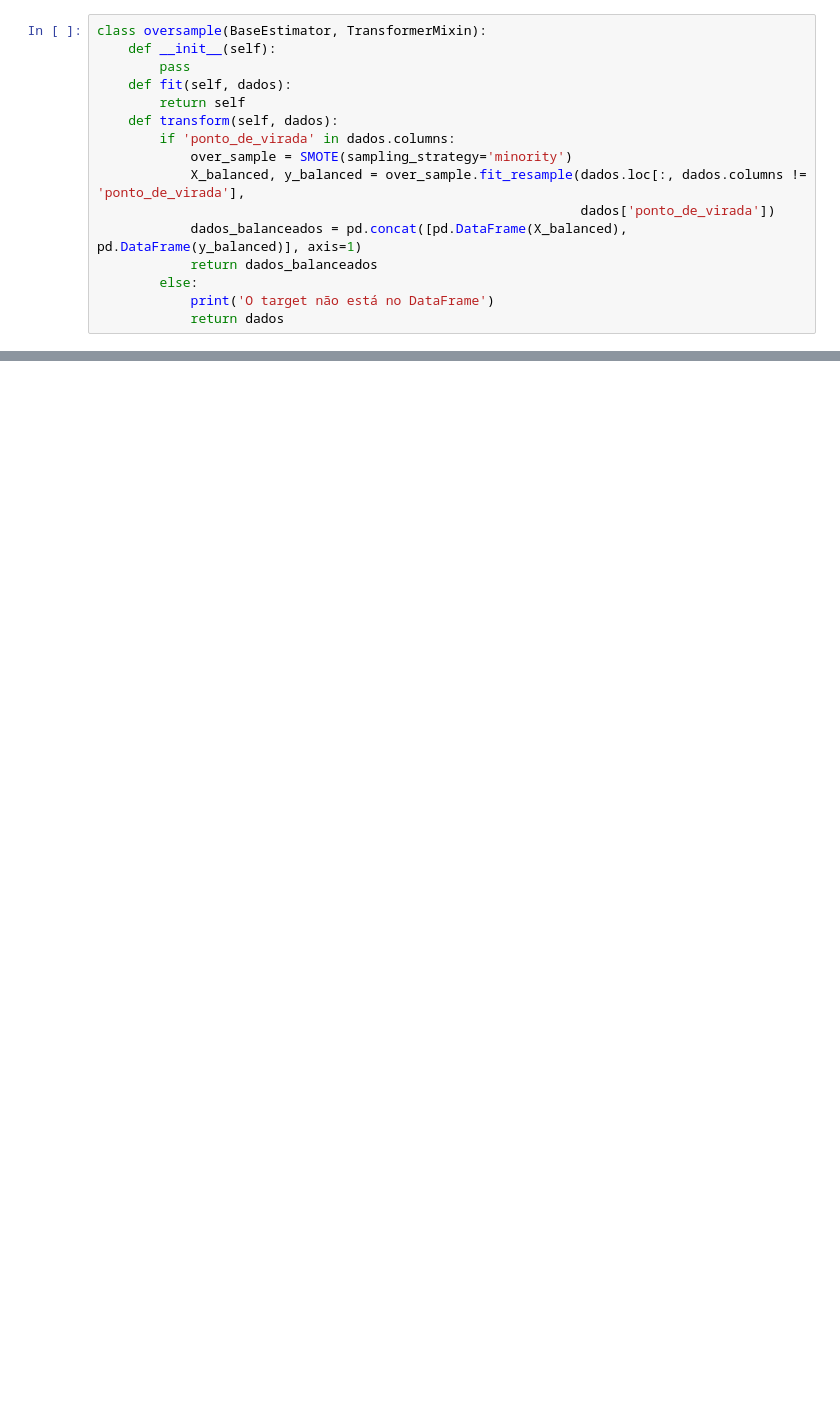
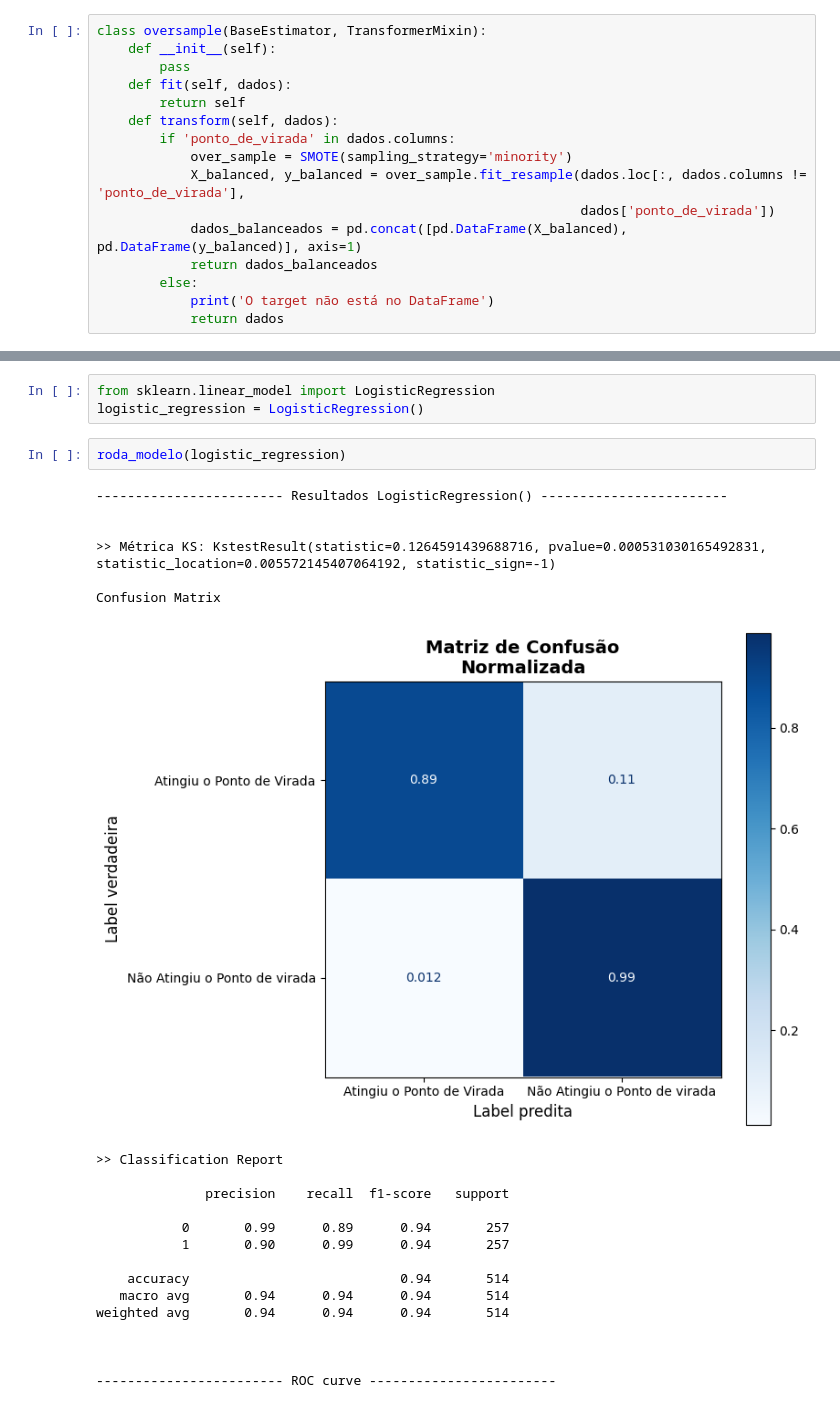
Before and after one commit to giulianafernandes/datathon_fiap, a Jupyter notebook: datathon.ipynb, the cells around one changed output, grey strips where cells are left out. Drawn from its saved outputs; the diff is of its cells as text; blank space fills up the shorter version.

```diff
--- a/datathon.ipynb
+++ b/datathon.ipynb
@@ -707,0 +777,27 @@ Name: proportion, dtype: float64
+# %%
+from sklearn.linear_model import LogisticRegression
+logistic_regression = LogisticRegression()
+# %%
+roda_modelo(logistic_regression)
+# %% [output]
+------------------------ Resultados LogisticRegression() ------------------------
+
+
+>> Métrica KS: KstestResult(statistic=0.1264591439688716, pvalue=0.000531030165492831, statistic_location=0.005572145407064192, statistic_sign=-1)
+
+Confusion Matrix
+[figure, added]
+>> Classification Report
+
+              precision    recall  f1-score   support
+
+           0       0.99      0.89      0.94       257
+           1       0.90      0.99      0.94       257
+
+    accuracy                           0.94       514
+   macro avg       0.94      0.94      0.94       514
+weighted avg       0.94      0.94      0.94       514
+
+
+
+------------------------ ROC curve ------------------------
```
Also changed, not shown: parts of 23 cells of this notebook, 9 other files.
